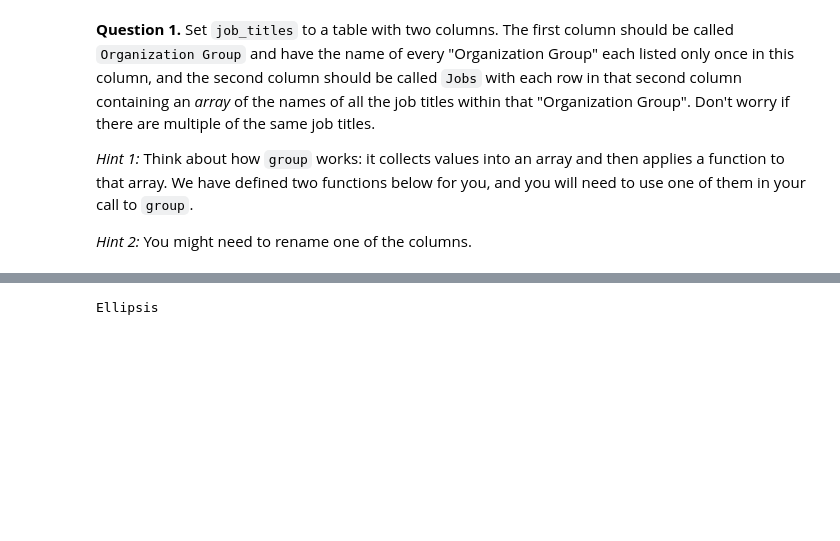
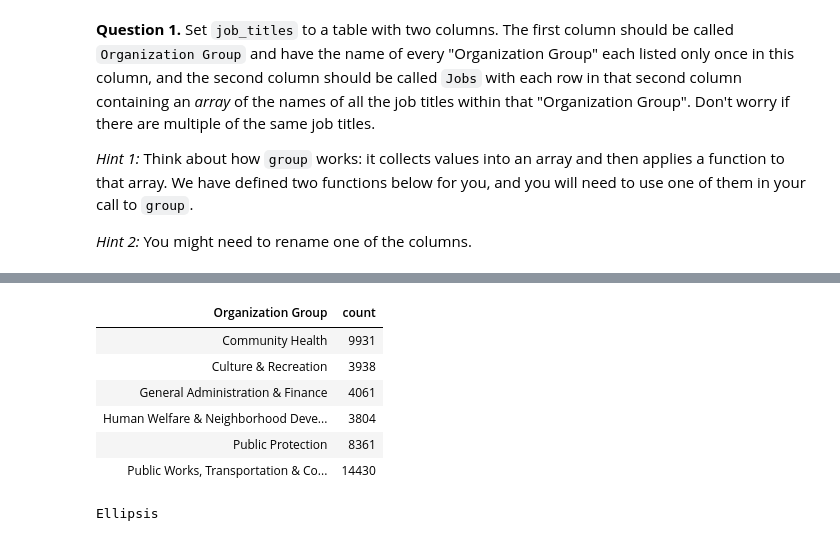
Before and after one commit to cplahn/cplahn_DATA_Fall, a Jupyter notebook: hw04/hw04.ipynb, the cells around one changed output, grey strips where cells are left out. Saved outputs shown, nothing was run; the diff lists cells and outputs as text; code cells hidden in the pictures; blank space fills up the shorter version.

```diff
--- a/hw04/hw04.ipynb
+++ b/hw04/hw04.ipynb
@@ -255,3 +252,13 @@ We want to use this table to generate arrays with the job titles of the members
+# %%
+sf.group('Organization Group')
+# %% [output]
+| Organization Group | count |
+| Community Health | 9931 |
+| Culture & Recreation | 3938 |
+| General Administration & Finance | 4061 |
+| Human Welfare & Neighborhood Deve... | 3804 |
+| Public Protection | 8361 |
+| Public Works, Transportation & Co... | 14430 |
 # %%
 # Pick one of the two functions defined below in your call to group.
 def first_item(array):
```
Also changed, not shown: parts of 6 cells of this notebook, 1 other file.
